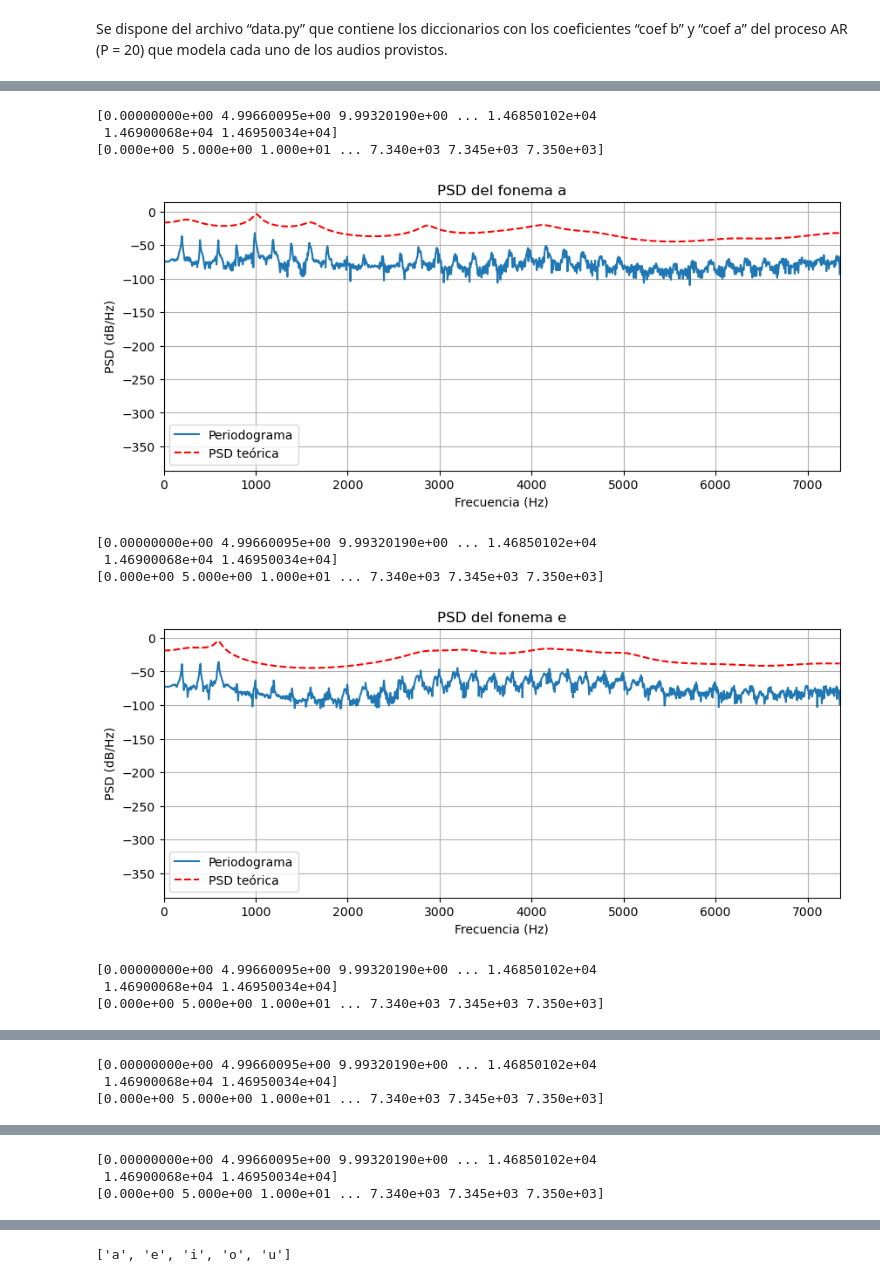
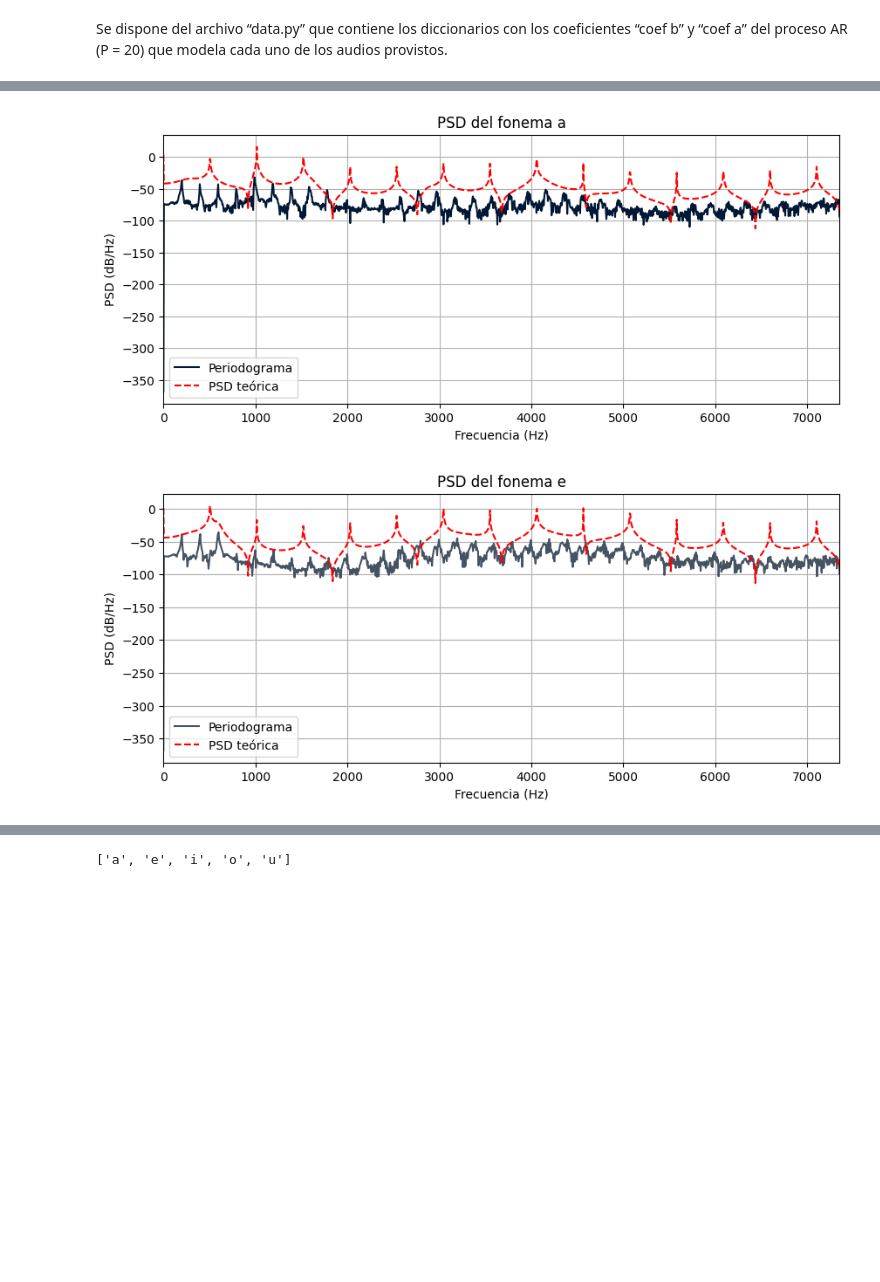
Before and after one commit to belubeluga/Sintetizacion-de-Fonemas-mediante-Modelo-AR, a Jupyter notebook: Ejercicio1.ipynb, the cells around one changed output, grey strips where cells are left out. Drawn from its saved outputs; the diff is of its cells as text; code cells hidden in the pictures; blank space fills up the shorter version.

Commit message:
hipermega aprobado + colorcitos :)))

```diff
--- a/Ejercicio1.ipynb
+++ b/Ejercicio1.ipynb
@@ -18,8 +18,14 @@ provistos.
 # %%
 fs = 14700 # tomamos 14700 muestras por segundo de nuestra grabacion
 #asumimos procesos estacionarios
-colors = ['#1D452E', '#3685B5', '#73A580', '#3BA99C', '#7EBCE6']
+colors2 = ['#1D452E', '#3685B5', '#73A580', '#3BA99C', '#7EBCE6']
+colors = [ "#011936", "#465362", "#3685B5", "#9FC490", "#3BA99C", "#8C1A6A", "#A657AE", "#A71D31", "#804E49"]
 
+"""
+
+fríos (azules/ verdes): "#011936", "#465362", "#3685B5", "#9FC490", "#3BA99C",
+rosas: "#8C1A6A", "#A657AE", "#A71D31", "#804E49"
+"""
 audios_vocales = ['a.wav', 'e.wav', 'i.wav', 'o.wav', 'u.wav']
 audios_consonantes = ['f.wav', 's.wav', 'j.wav', 'sh.wav']
 
@@ -89,42 +95,33 @@ for i in range(len(fonemas)):
 # %%
 for i, tramo in enumerate(tramos):
     fonema = fonemas[i]
     f, Pxx = periodogram(tramo, fs, scaling='density')
     plt.figure(figsize=(10, 4))
-    plt.plot(f, 10 * np.log10(Pxx), label="Periodograma")
+    plt.plot(f, 10 * np.log10(Pxx), label="Periodograma", color=colors[i])
 
     coef_a_fonema = np.array(coef_a[fonema])  # los casteamos para pasarlo a la funcion
     coef_b_fonema = coef_b[fonema][0]
 
     if fonema in ['f', 's', 'j', 'sh']:
         S_U = np.ones_like(f) # para las consonantes, S_U = 1 (ruido blanco)
         S_X_teorica = densidadEspectralPotenciaAR(coef_a_fonema, coef_b_fonema, f, S_U, fs) #S_X = |H(f)|² × S_U
         plt.plot(f, 10 * np.log10(S_X_teorica), 'r--', label="PSD teórica")
     else: # no se si las frecuencias que comparmao son las mismas y habri que interpolar.
         f0 = 500
         Su, f_pulsos = psd_pulsos(f0, len(f)*2, fs)  # generamos el especto de pulsos completo
-        Su = Su[:len(f)]  # solo tomamos la mitad para comparar con luego con  el periodograma
+        S_U = Su[:len(f)]  # solo tomamos la mitad para comparar con luego con  el periodograma
         f_pulsos = f_pulsos[:len(f)]  # solo tomamos la mitad para comparar con luego con  el periodograma
         S_X_teorica = densidadEspectralPotenciaAR(coef_a_fonema, coef_b_fonema, f, S_U, fs) # S_X = |H(f)|² × S_U
         plt.plot(f, 10 * np.log10(S_X_teorica), 'r--', label="PSD teórica")
 
 
     plt.title(f"PSD del fonema {fonema}")
     plt.xlabel("Frecuencia (Hz)")
     plt.ylabel("PSD (dB/Hz)")
     plt.legend()
     plt.grid()
     plt.xlim(0, fs/2)
     plt.show()
 # %% [output]
-[0.00000000e+00 4.99660095e+00 9.99320190e+00 ... 1.46850102e+04
- 1.46900068e+04 1.46950034e+04]
-[0.000e+00 5.000e+00 1.000e+01 ... 7.340e+03 7.345e+03 7.350e+03]
-[figure, old version]
+[figure, new version]
-[0.00000000e+00 4.99660095e+00 9.99320190e+00 ... 1.46850102e+04
- 1.46900068e+04 1.46950034e+04]
-[0.000e+00 5.000e+00 1.000e+01 ... 7.340e+03 7.345e+03 7.350e+03]
-[figure, old version]
+[figure, new version]
-[0.00000000e+00 4.99660095e+00 9.99320190e+00 ... 1.46850102e+04
- 1.46900068e+04 1.46950034e+04]
-[0.000e+00 5.000e+00 1.000e+01 ... 7.340e+03 7.345e+03 7.350e+03]
@@ -132,3 +128,0 @@ for i, tramo in enumerate(tramos):
-[0.00000000e+00 4.99660095e+00 9.99320190e+00 ... 1.46850102e+04
- 1.46900068e+04 1.46950034e+04]
-[0.000e+00 5.000e+00 1.000e+01 ... 7.340e+03 7.345e+03 7.350e+03]
@@ -136,3 +129,0 @@ for i, tramo in enumerate(tramos):
-[0.00000000e+00 4.99660095e+00 9.99320190e+00 ... 1.46850102e+04
- 1.46900068e+04 1.46950034e+04]
-[0.000e+00 5.000e+00 1.000e+01 ... 7.340e+03 7.345e+03 7.350e+03]
```
Also changed, not shown: parts of 5 cells of this notebook.
